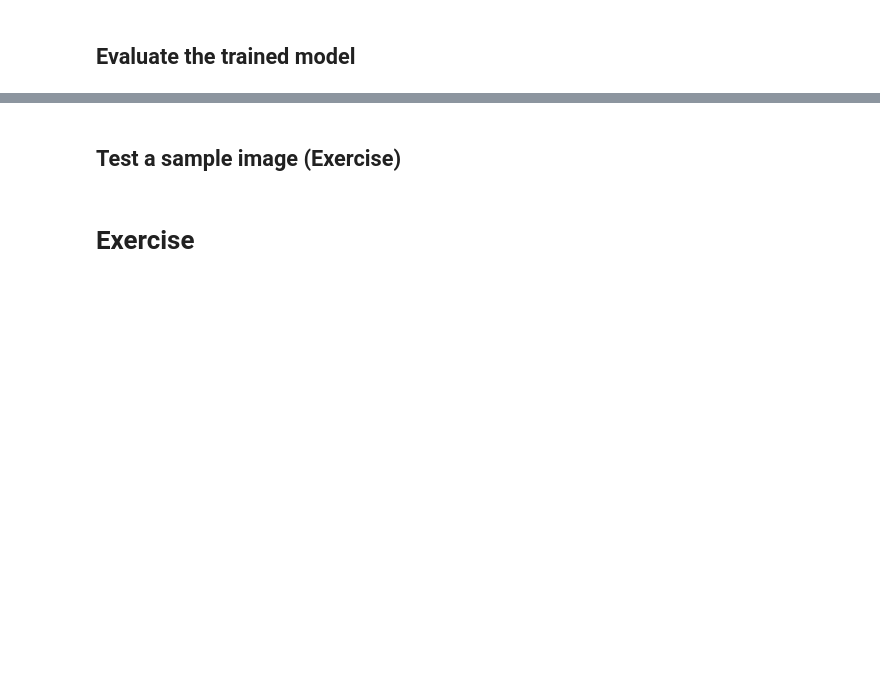
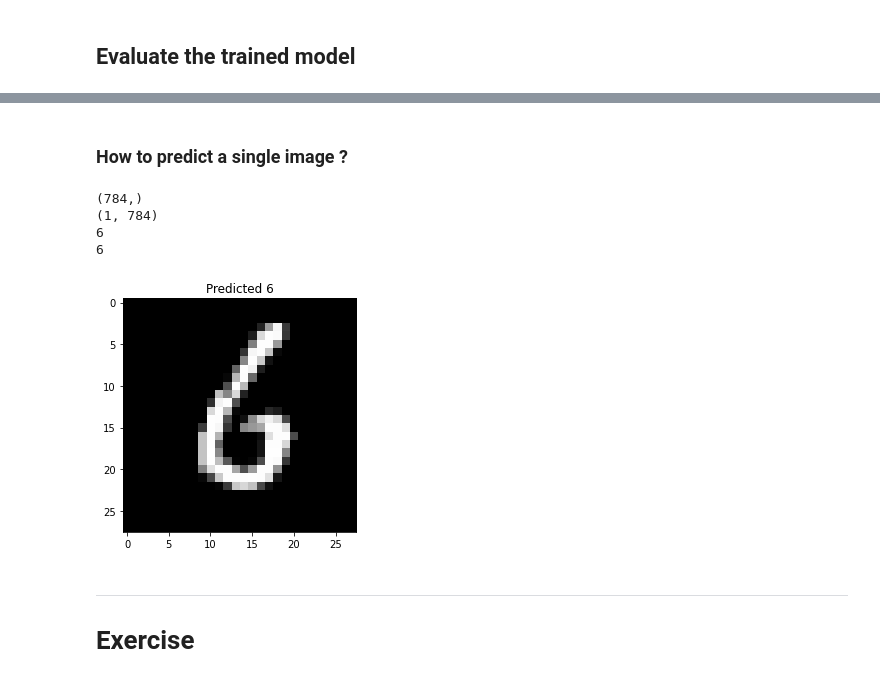
Before and after one commit to ykkimhgu/DLIP-src, a Jupyter notebook: Tutorial_MNIST_MLP_Keras_2021.ipynb, the cells around one changed output, grey strips where cells are left out. Saved outputs shown, nothing was run; the diff lists cells and outputs as text; code cells hidden in the pictures; blank space fills up the shorter version.

```diff
--- a/Tutorial_MNIST_MLP_Keras_2021.ipynb
+++ b/Tutorial_MNIST_MLP_Keras_2021.ipynb
@@ -226,4 +297,36 @@ Test accuracy:  0.9749000072479248
+# %% [markdown]
+### How to predict a single image ?
+# %%
+# Since you trained your model on mini-batches, your input is a tensor of shape [batch_size, image_width, image_height, number_of_channels]
+
+k=50
+print(x_test[k].shape)
+xtemp = np.expand_dims(x_test[k], axis=0)
+print(xtemp.shape)
+
+# Predict one image
+predict_out=np.argmax(model(xtemp))
+print(predict_out)
+
+# OR you can use model.predict
+predict_out2=np.argmax(model.predict(xtemp))
+print(predict_out2)
+
+# Plot to check
+pyplot.figure()
+pyplot.imshow(x_test[k].reshape(28,28), cmap='gray', interpolation='none')
+pyplot.title("Predicted {}".format(predict_out))
+pyplot.tight_layout()
+# %% [output]
+(784,)
+(1, 784)
+6
+6
+[figure, added]
 # %% [markdown]
-## Test a sample image (Exercise)
+
+
+---
+
+
+# Exercise
-# %% [markdown]
-# Exercise
```
Also changed, not shown: parts of 20 cells of this notebook.
